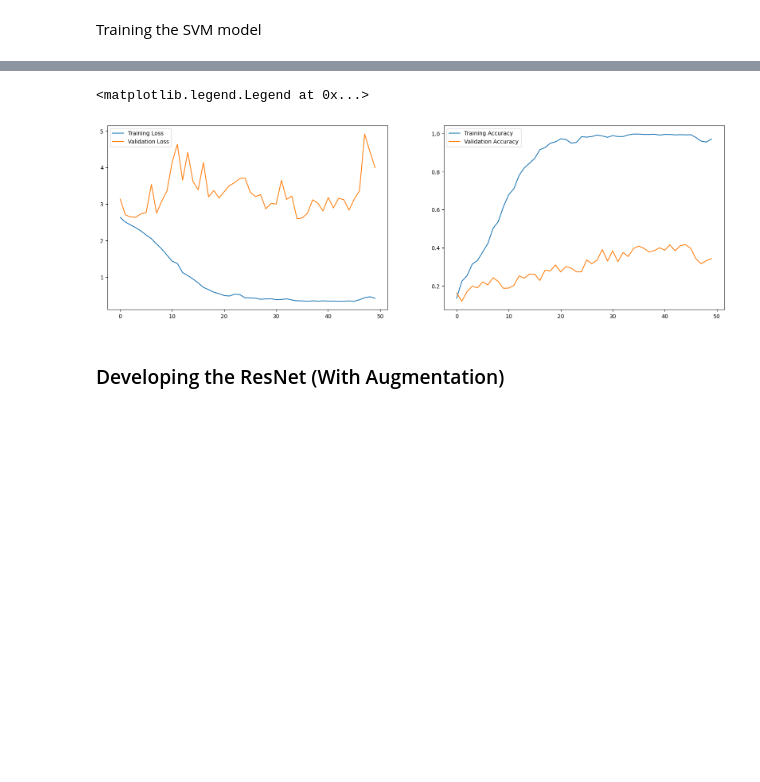
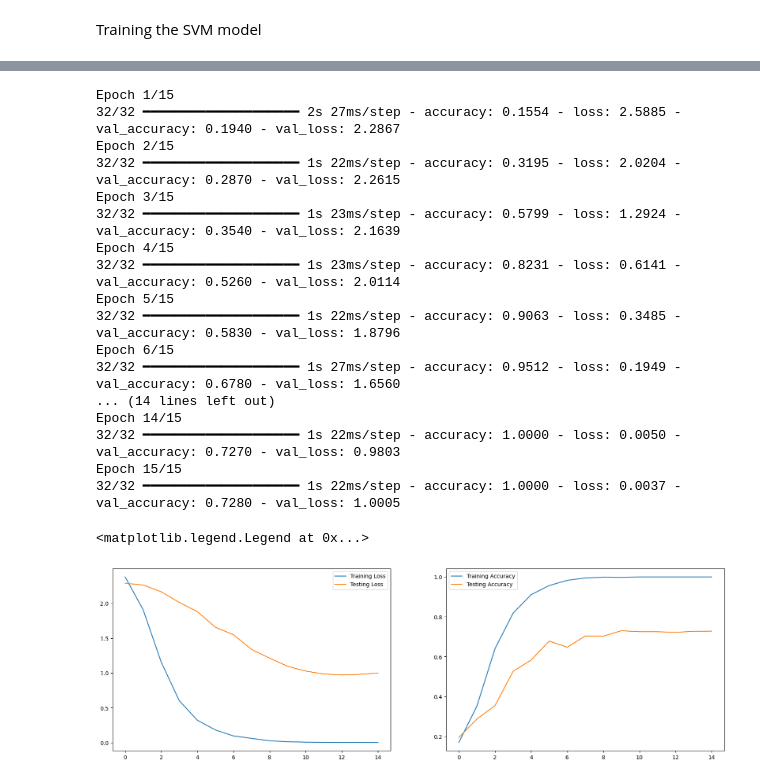
Before and after one commit to aidanlockwood20/CAB420-Codebase, a Jupyter notebook: Assessment/assignment_1a/assignment_1a.ipynb, the cells around one changed output, grey strips where cells are left out. Drawn from its saved outputs; the diff is of its cells as text; code cells hidden in the pictures; blank space fills up the shorter version.

```diff
--- a/Assessment/assignment_1a/assignment_1a.ipynb
+++ b/Assessment/assignment_1a/assignment_1a.ipynb
@@ -1098,0 +876,20 @@ Validation Testing
+# %%
+input_vgg = keras.Input(shape = (32, 32, 3, ), name = 'img_vgg')
+
+conv2d_layer_one = layers.Conv2D(16, (3, 3), activation='relu', padding='same')(input_vgg)
+activation_layer_one = layers.Activation('relu')(conv2d_layer_one)
+conv2d_layer_two = layers.Conv2D(16, (3, 3), activation='relu', padding='same')(activation_layer_one)
+dropout_layer_one = layers.Dropout(0.2)(conv2d_layer_two)
+max_pooling_layer_one = layers.MaxPooling2D((2, 2), padding='same')(dropout_layer_one)
+
+conv2d_layer_three = layers.Conv2D(32, (3, 3), activation='relu', padding='same')(max_pooling_layer_one)
+activation_layer_two = layers.Activation('relu')(conv2d_layer_three)
+conv2d_layer_four = layers.Conv2D(32, (3, 3), activation='relu', padding='same')(activation_layer_two)
+max_pooling_layer_two = layers.MaxPooling2D((2, 2), padding='same')(conv2d_layer_four)
+batch_norm_layer_one = layers.BatchNormalization()(max_pooling_layer_two)
+
+dense_layer_one = layers.Dense(512, activation='relu')(layers.Flatten()(batch_norm_layer_one))
+output = layers.Dense(10, activation='softmax')(dense_layer_one)
+
+model_vgg = keras.Model(inputs=input_vgg, outputs=output, name = 'vgg_model')
+model_vgg.summary()
@@ -1099,16 +918,46 @@ Validation Testing
 # %%
+# Fitting the model
+model_vgg.compile(
+    loss = 'categorical_crossentropy',
+    optimizer = 'adam',
+    metrics = ['accuracy']
+)
+
+vgg_model_history = model_vgg.fit(
+    X_q3_train, y_q3_train,
+    batch_size = 32,
+    epochs = 15,
+    validation_data = (X_q3_val, y_q3_val)
+)
+
+# Plotting the results of training against the validation
 fig = plt.figure(figsize=[20, 6])
 ax = fig.add_subplot(1, 2, 1)
-ax.plot(resnet_model_history.history['loss'], label="Training Loss")
-ax.plot(resnet_model_history.history['val_loss'], label="Validation Loss")
+ax.plot(vgg_model_history.history['loss'], label="Training Loss")
+ax.plot(vgg_model_history.history['val_loss'], label="Testing Loss")
 ax.legend()
 
 ax = fig.add_subplot(1, 2, 2)
-ax.plot(resnet_model_history.history['accuracy'], label="Training Accuracy")
-ax.plot(resnet_model_history.history['val_accuracy'], label="Validation Accuracy")
+ax.plot(vgg_model_history.history['accuracy'], label="Training Accuracy")
+ax.plot(vgg_model_history.history['val_accuracy'], label="Testing Accuracy")
 ax.legend()
 # %% [output]
-<matplotlib.legend.Legend at 0x...>
+Epoch 1/15
+32/32 ━━━━━━━━━━━━━━━━━━━━ 2s 27ms/step - accuracy: 0.1554 - loss: 2.5885 - val_accuracy: 0.1940 - val_loss: 2.2867
+Epoch 2/15
+32/32 ━━━━━━━━━━━━━━━━━━━━ 1s 22ms/step - accuracy: 0.3195 - loss: 2.0204 - val_accuracy: 0.2870 - val_loss: 2.2615
+Epoch 3/15
+32/32 ━━━━━━━━━━━━━━━━━━━━ 1s 23ms/step - accuracy: 0.5799 - loss: 1.2924 - val_accuracy: 0.3540 - val_loss: 2.1639
+Epoch 4/15
+32/32 ━━━━━━━━━━━━━━━━━━━━ 1s 23ms/step - accuracy: 0.8231 - loss: 0.6141 - val_accuracy: 0.5260 - val_loss: 2.0114
+Epoch 5/15
+32/32 ━━━━━━━━━━━━━━━━━━━━ 1s 22ms/step - accuracy: 0.9063 - loss: 0.3485 - val_accuracy: 0.5830 - val_loss: 1.8796
+Epoch 6/15
+32/32 ━━━━━━━━━━━━━━━━━━━━ 1s 27ms/step - accuracy: 0.9512 - loss: 0.1949 - val_accuracy: 0.6780 - val_loss: 1.6560
+... (14 lines left out)
+Epoch 14/15
+32/32 ━━━━━━━━━━━━━━━━━━━━ 1s 22ms/step - accuracy: 1.0000 - loss: 0.0050 - val_accuracy: 0.7270 - val_loss: 0.9803
+Epoch 15/15
+32/32 ━━━━━━━━━━━━━━━━━━━━ 1s 22ms/step - accuracy: 1.0000 - loss: 0.0037 - val_accuracy: 0.7280 - val_loss: 1.0005
+<matplotlib.legend.Legend at 0x...>
-[figure, old version]
+[figure, new version]
-# %% [markdown]
-### Developing the ResNet (With Augmentation)
```
Also changed, not shown: parts of 24 cells of this notebook, 1 other file.
